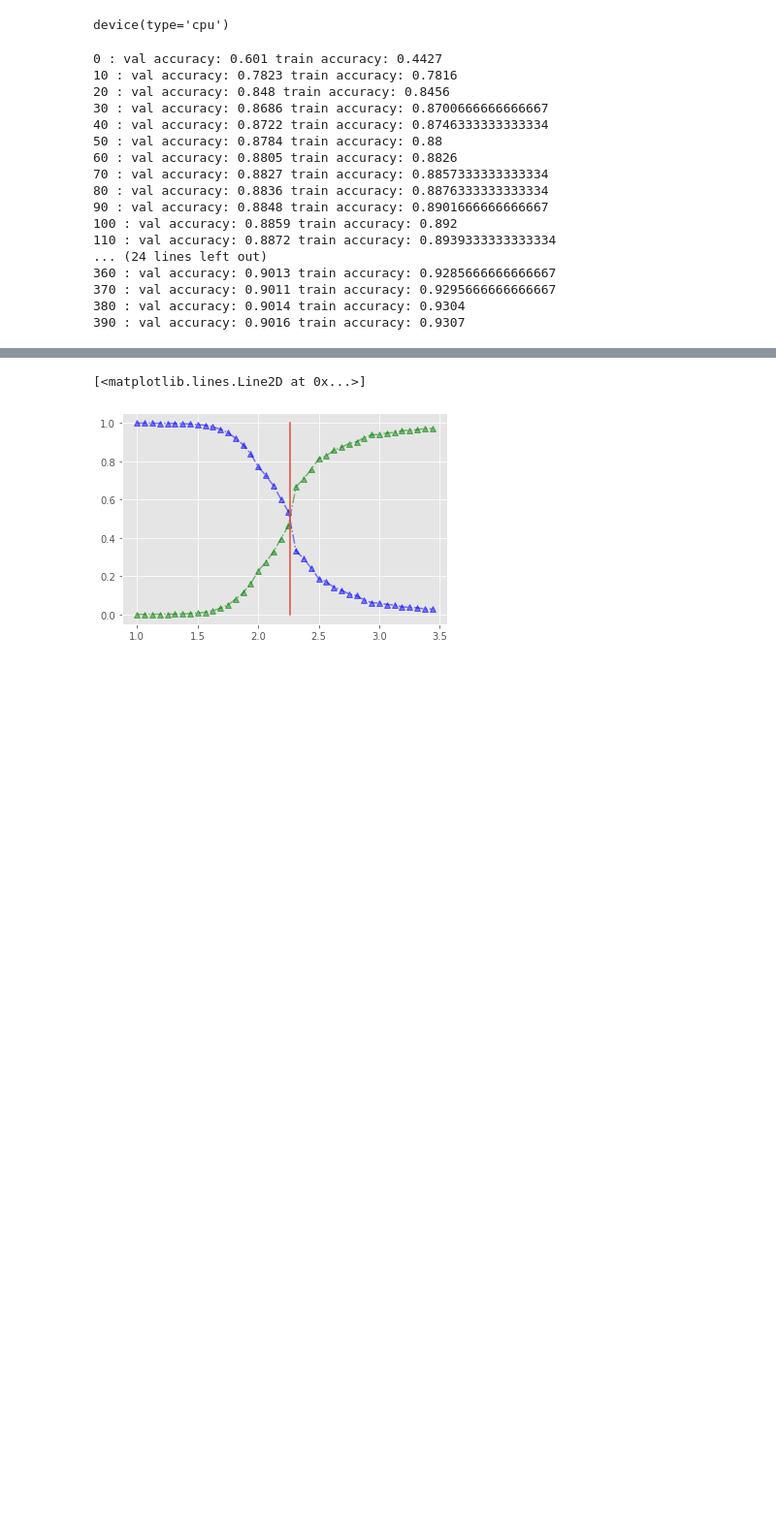
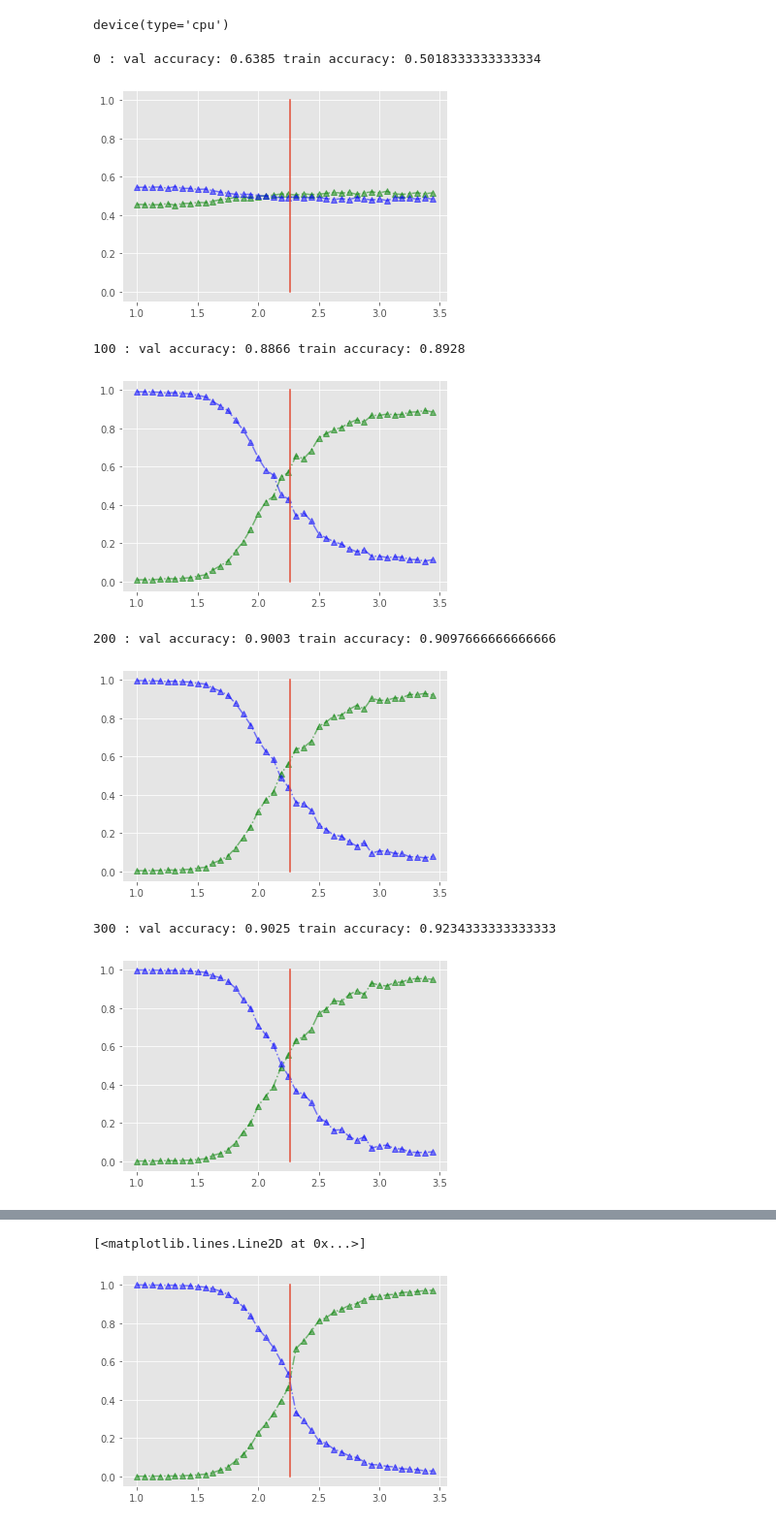
Before and after one commit to Shroedingercat/Self-learning-Monte-carlo-algorithms, a Jupyter notebook: Ising_models.ipynb, the cells around one changed output, grey strips where cells are left out. Shown at 97% size. Drawn from its saved outputs; the diff is of its cells as text; code cells hidden in the pictures; blank space fills up the shorter version.

```diff
--- a/Ising_models.ipynb
+++ b/Ising_models.ipynb
@@ -85,3 +86,8 @@ plt.plot([2.266]*x_line.shape[0], x_line, '-')
 [figure]
 # %% [markdown]
 ## Training
+# %%
+# load
+X = np.load("./Data/data_size10_min1_max3.5_steap0.0625_batch1000_re100_N10000.npy")
+label = np.load("./Data/labels_size10_min1_max3.5_steap0.0625_batch1000_re100_N10000.npy")
+x = np.arange(1, 3.5, 0.0625)
@@ -140,37 +150,44 @@ device(type='cpu')
 # %%
 cr = torch.nn.Softmax()
 criterion = torch.nn.CrossEntropyLoss()
 lr=0.001
 optimizer = torch.optim.Adam(net.parameters(), lr=lr)
 for e in range(400):
     net.train()
     output = net.forward(X_train.float())
     loss = criterion(output, y_train.long())
     loss.backward()
     optimizer.step()
     net.zero_grad()
 
-    if e % 10 == 0:
+    if e % 100 == 0:
         net.eval()
         output_val = net.forward(X_test.float())
         print(e, ":", "val accuracy:",
               ((np.around(cr(output_val)[:, 1].detach().numpy()) == y_test.detach().numpy()).sum())/y_test.detach().numpy().shape[0],
              "train accuracy:", ((np.around(cr(output)[:, 1].detach().numpy()) == y_train.detach().numpy()).sum())/y_train.detach().numpy().shape[0])
+
+        output_soft = cr(output).detach().numpy()
+        output_val_soft = cr(output_val).detach().numpy()
+        x_line = np.arange(0,1.2,0.2)
+        output_0 = []
+        for T in np.unique(X_test_time):
+            indexes = np.where(X_test_time == T)
+            output_0.append(output_val_soft[:, 0][indexes].mean())
+        plt.plot(x, output_0, '-.^g', alpha=0.5)
+        output_1 = []
+        for T in np.unique(X_test_time):
+            indexes = np.where(X_test_time == T)
+            output_1.append(output_val_soft[:, 1][indexes].mean())
+        plt.plot(x, output_1, '-.^b', alpha=0.5)
+        plt.plot([2.266]*x_line.shape[0], x_line, '-')
+        plt.show()
 # %% [output]
-0 : val accuracy: 0.601 train accuracy: 0.4427
-10 : val accuracy: 0.7823 train accuracy: 0.7816
-20 : val accuracy: 0.848 train accuracy: 0.8456
-30 : val accuracy: 0.8686 train accuracy: 0.8700666666666667
-40 : val accuracy: 0.8722 train accuracy: 0.8746333333333334
-50 : val accuracy: 0.8784 train accuracy: 0.88
-60 : val accuracy: 0.8805 train accuracy: 0.8826
-70 : val accuracy: 0.8827 train accuracy: 0.8857333333333334
-80 : val accuracy: 0.8836 train accuracy: 0.8876333333333334
-90 : val accuracy: 0.8848 train accuracy: 0.8901666666666667
-100 : val accuracy: 0.8859 train accuracy: 0.892
-110 : val accuracy: 0.8872 train accuracy: 0.8939333333333334
-... (24 lines left out)
-360 : val accuracy: 0.9013 train accuracy: 0.9285666666666667
-370 : val accuracy: 0.9011 train accuracy: 0.9295666666666667
-380 : val accuracy: 0.9014 train accuracy: 0.9304
-390 : val accuracy: 0.9016 train accuracy: 0.9307
+0 : val accuracy: 0.6385 train accuracy: 0.5018333333333334
+[figure, added]
+100 : val accuracy: 0.8866 train accuracy: 0.8928
+[figure, added]
+200 : val accuracy: 0.9003 train accuracy: 0.9097666666666666
+[figure, added]
+300 : val accuracy: 0.9025 train accuracy: 0.9234333333333333
+[figure, added]
```
Also changed, not shown: parts of 14 cells of this notebook.
